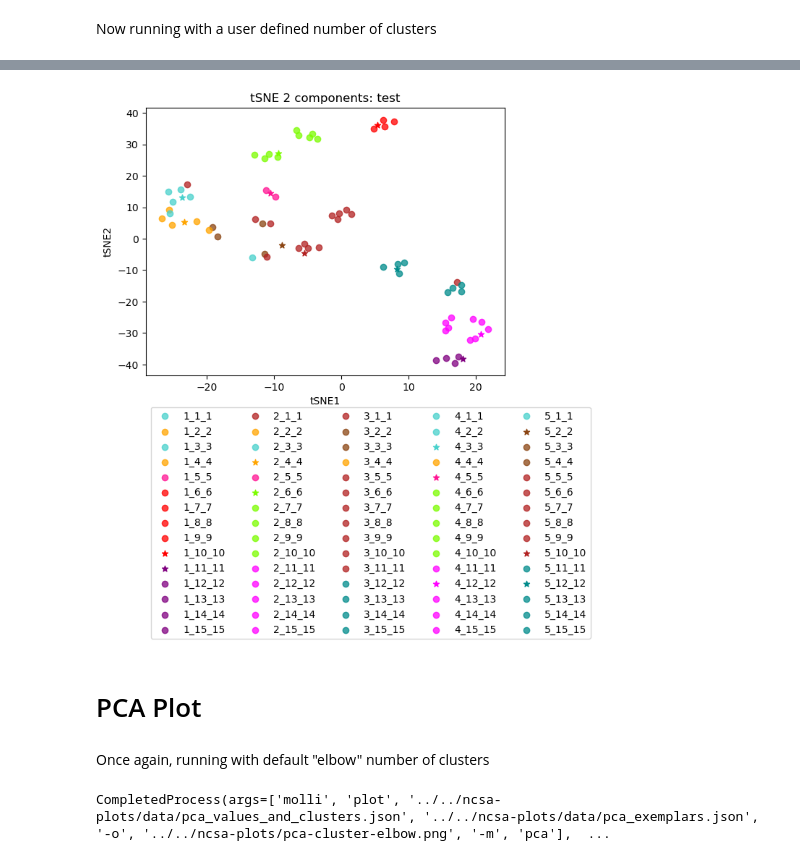
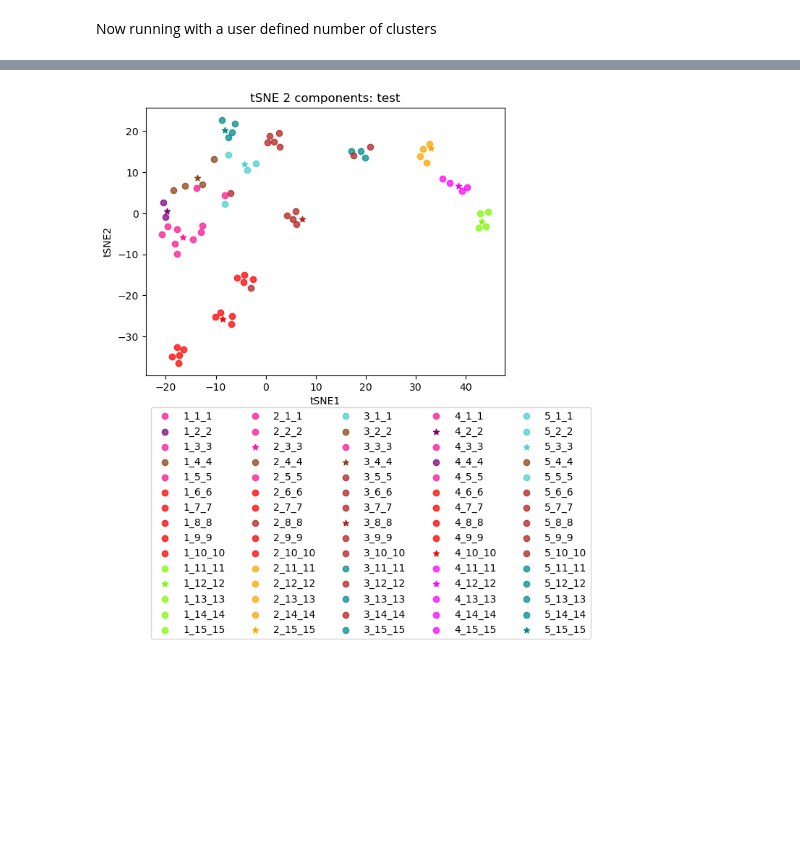
Before and after one commit to SEDenmarkLab/molli, a Jupyter notebook: ncsa-testing/data-viz.ipynb, the cells around one changed output, grey strips where cells are left out. Saved outputs shown, nothing was run; the diff lists cells and outputs as text; code cells hidden in the pictures; blank space fills up the shorter version.

```diff
--- a/ncsa-testing/data-viz.ipynb
+++ b/ncsa-testing/data-viz.ipynb
@@ -6,7 +16,7 @@ import json
 # TSNE plot
 # %%
 # locating "elbow" index at end of exemplars list
-with open('../../ncsa-plots/data/tsne_exemplars.json') as f:
+with open(f'{in_dir}new_env_data3_exemplars.json') as f:
     exemp = json.load(f)
 knee = exemp[-1]
 print(knee)
@@ -53,23 +63,4 @@ CompletedProcess(args=['molli', 'plot', '../../ncsa-plots/data/tsne_values_and_c
 # %%
-display.Image('../../ncsa-plots/tsne-cluster-10.png')
+display.Image(f'{out_dir}tsne-cluster-10.png')
 # %% [output]
-[figure, old version]
+[figure, new version]
-# %% [markdown]
-# PCA Plot
-# %% [markdown]
-Once again, running with default "elbow" number of clusters
-# %%
-subprocess.run(
-    [
-        'molli',
-        'plot',
-        '../../ncsa-plots/data/pca_values_and_clusters.json',
-        '../../ncsa-plots/data/pca_exemplars.json',
-        '-o',
-        '../../ncsa-plots/pca-cluster-elbow.png',
-        '-m',
-        'pca'
-    ]
-)
-# %% [output]
-CompletedProcess(args=['molli', 'plot', '../../ncsa-plots/data/pca_values_and_clusters.json', '../../ncsa-plots/data/pca_exemplars.json', '-o', '../../ncsa-plots/pca-cluster-elbow.png', '-m', 'pca'],  ...
```
Also changed, not shown: parts of 12 cells of this notebook, 2 other files.
